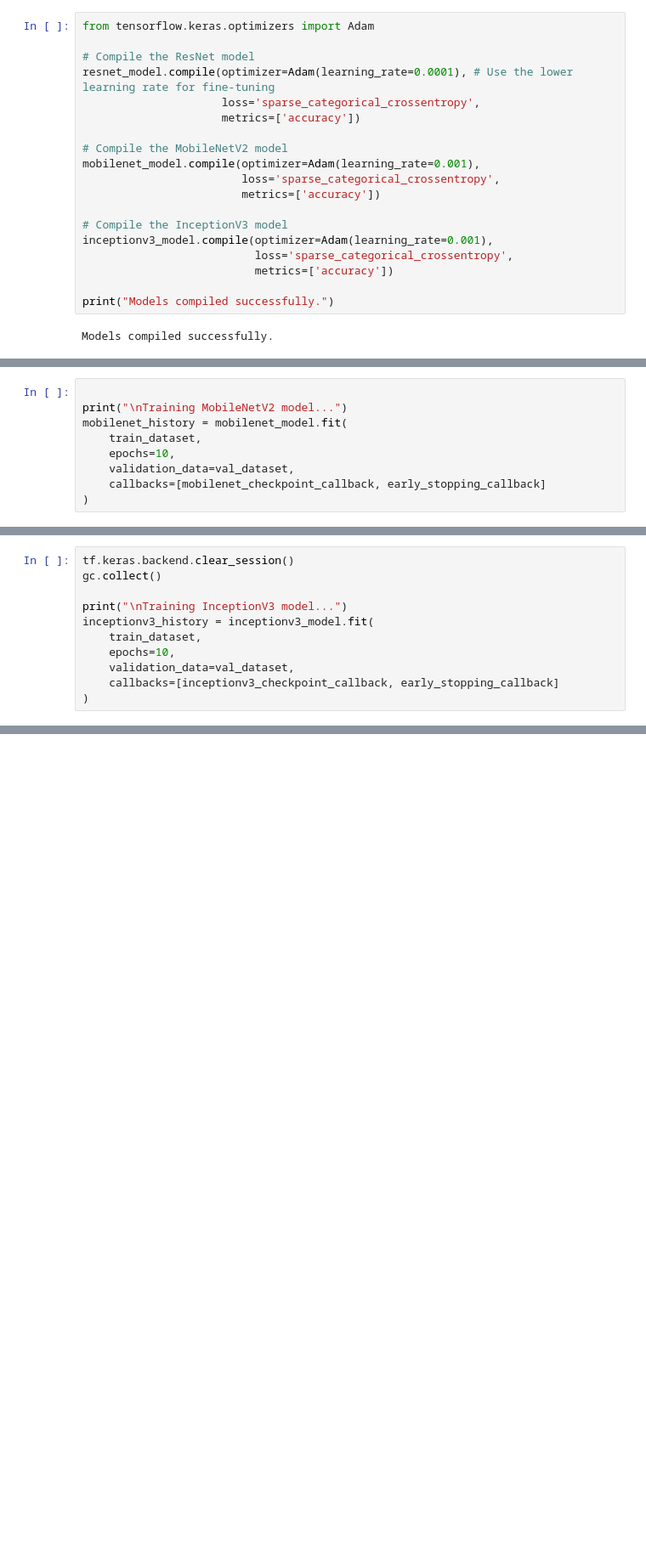
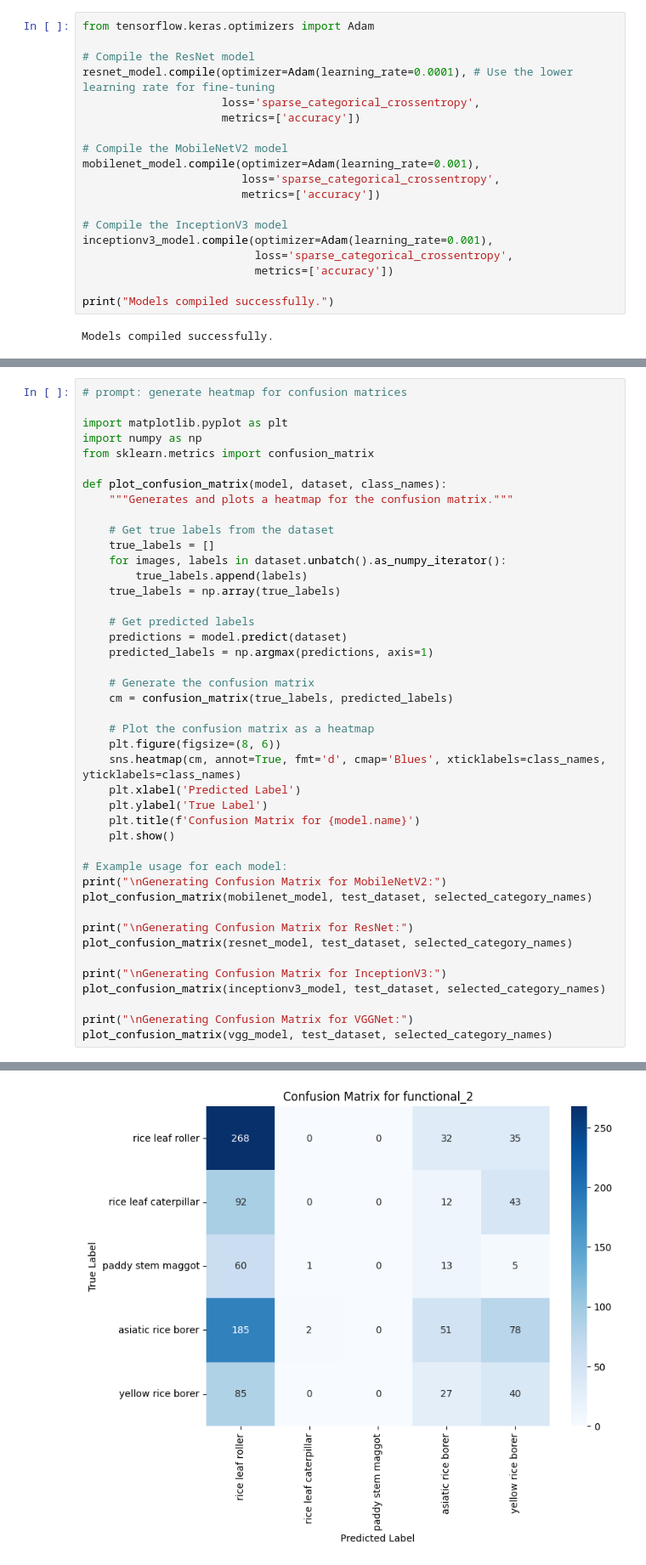
Before and after one commit to saharshhhh/Pest-Identification, a Jupyter notebook: Pest_Control.ipynb, the cells around one changed output, grey strips where cells are left out. Shown at 85% size. Drawn from its saved outputs; the diff is of its cells as text; blank space fills up the shorter version.

```diff
--- a/Pest_Control.ipynb
+++ b/Pest_Control.ipynb
@@ -681,9 +726,0 @@ print("\nEvaluating InceptionV3 model on the test dataset...")
-# %%
-
-print("\nTraining MobileNetV2 model...")
-mobilenet_history = mobilenet_model.fit(
-    train_dataset,
-    epochs=10,
-    validation_data=val_dataset,
-    callbacks=[mobilenet_checkpoint_callback, early_stopping_callback]
-)
@@ -748,11 +726,0 @@ KeyboardInterrupt:
-# %%
-tf.keras.backend.clear_session()
-gc.collect()
-
-print("\nTraining InceptionV3 model...")
-inceptionv3_history = inceptionv3_model.fit(
-    train_dataset,
-    epochs=10,
-    validation_data=val_dataset,
-    callbacks=[inceptionv3_checkpoint_callback, early_stopping_callback]
-)
@@ -924,0 +836,44 @@ Compile each of the defined models using the Adam optimizer, sparse categorical
+# %%
+# prompt: generate heatmap for confusion matrices
+
+import matplotlib.pyplot as plt
+import numpy as np
+from sklearn.metrics import confusion_matrix
+
+def plot_confusion_matrix(model, dataset, class_names):
+    """Generates and plots a heatmap for the confusion matrix."""
+
+    # Get true labels from the dataset
+    true_labels = []
+    for images, labels in dataset.unbatch().as_numpy_iterator():
+        true_labels.append(labels)
+    true_labels = np.array(true_labels)
+
+    # Get predicted labels
+    predictions = model.predict(dataset)
+    predicted_labels = np.argmax(predictions, axis=1)
+
+    # Generate the confusion matrix
+    cm = confusion_matrix(true_labels, predicted_labels)
+
+    # Plot the confusion matrix as a heatmap
+    plt.figure(figsize=(8, 6))
+    sns.heatmap(cm, annot=True, fmt='d', cmap='Blues', xticklabels=class_names, yticklabels=class_names)
+    plt.xlabel('Predicted Label')
+    plt.ylabel('True Label')
+    plt.title(f'Confusion Matrix for {model.name}')
+    plt.show()
+
+# Example usage for each model:
+print("\nGenerating Confusion Matrix for MobileNetV2:")
+plot_confusion_matrix(mobilenet_model, test_dataset, selected_category_names)
+
+print("\nGenerating Confusion Matrix for ResNet:")
+plot_confusion_matrix(resnet_model, test_dataset, selected_category_names)
+
+print("\nGenerating Confusion Matrix for InceptionV3:")
+plot_confusion_matrix(inceptionv3_model, test_dataset, selected_category_names)
+
+print("\nGenerating Confusion Matrix for VGGNet:")
+plot_confusion_matrix(vgg_model, test_dataset, selected_category_names)
+# %% [output]
@@ -924,0 +882 @@ Compile each of the defined models using the Adam optimizer, sparse categorical
+[figure, added]
```
Also changed, not shown: parts of 38 cells of this notebook.
